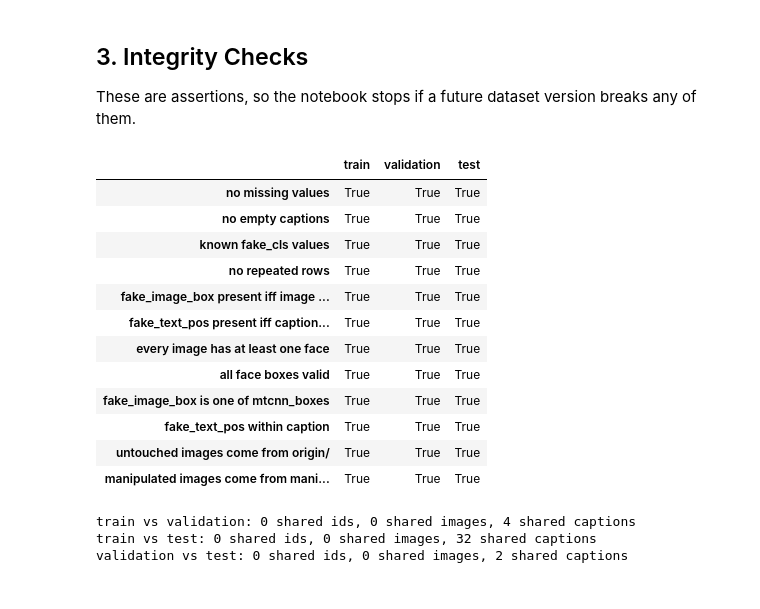
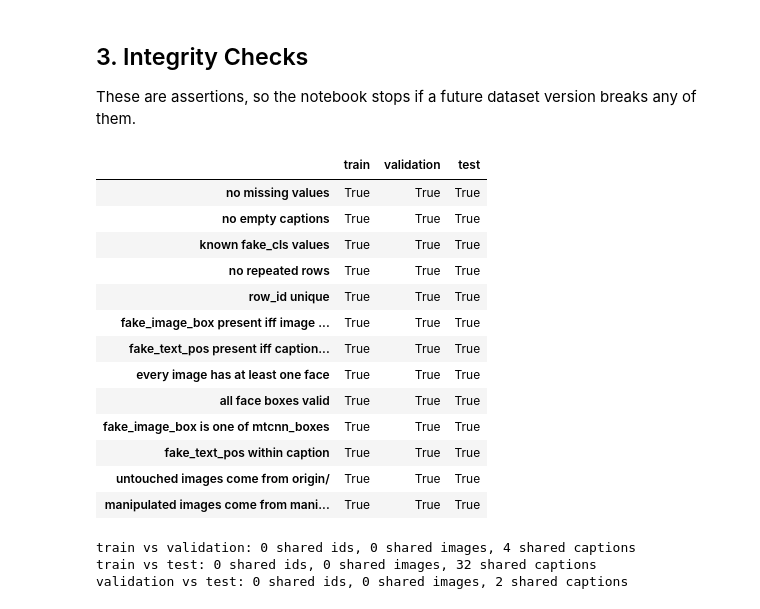
Before and after one commit to mfchloe/bt4012-team12, a Jupyter notebook: notebooks/02_data_cleaning.ipynb, the cells around one changed output. Cells and saved outputs as stored; diff of their text form; code cells hidden in the pictures.

```diff
--- a/notebooks/02_data_cleaning.ipynb
+++ b/notebooks/02_data_cleaning.ipynb
@@ -58,6 +58,8 @@ for split, df in split_dfs.items():
         "rows_removed": before - len(df),
         "rows_after": len(df),
     })
+    # Stable unique key per row, used to join feature files back to labels (id alone is shared by all versions of an article)
+    df.insert(0, "row_id", [f"{split}_{i:06d}" for i in range(len(df))])
     split_dfs[split] = df
 
 pd.DataFrame(dedup_log).set_index("split")
@@ -104,33 +106,35 @@ def check_split(df, split):
     checks = {
         "no missing values": df.isna().sum().sum() == 0,
         "no empty captions": (df["text"].str.strip() != "").all(),
         "known fake_cls values": df["fake_cls"].isin(VALID_CLASSES).all(),
         "no repeated rows": not df.duplicated(dup_cols).any(),
+        "row_id unique": df["row_id"].is_unique,
         "fake_image_box present iff image manipulated": (has_fake_box == image_fake).all(),
         "fake_text_pos present iff caption manipulated": (has_fake_words == text_fake).all(),
         "every image has at least one face": (df["mtcnn_boxes"].str.len() > 0).all(),
         "all face boxes valid": df["mtcnn_boxes"].apply(lambda boxes: all(is_valid_box(b) for b in boxes)).all(),
         "fake_image_box is one of mtcnn_boxes": df[has_fake_box].apply(
             lambda r: list(r["fake_image_box"]) in [list(b) for b in r["mtcnn_boxes"]], axis=1
         ).all(),
         "fake_text_pos within caption": df[has_fake_words].apply(
             lambda r: max(r["fake_text_pos"]) < len(r["text"].split()), axis=1
         ).all(),
         "untouched images come from origin/": df.loc[~image_fake, "image"].str.startswith("DGM4/origin/").all(),
         "manipulated images come from manipulation/": df.loc[image_fake, "image"].str.startswith("DGM4/manipulation/").all(),
     }
     return pd.Series(checks, name=split)
 
 
 integrity = pd.concat([check_split(df, split) for split, df in split_dfs.items()], axis=1)
 display(integrity)
 assert integrity.all().all(), "Integrity check failed, see table above"
 # %% [output]
 |  | train | validation | test |
 | no missing values | True | True | True |
 | no empty captions | True | True | True |
 | known fake_cls values | True | True | True |
 | no repeated rows | True | True | True |
+| row_id unique | True | True | True |
 | fake_image_box present iff image ... | True | True | True |
 | fake_text_pos present iff caption... | True | True | True |
 | every image has at least one face | True | True | True |
```
Also changed, not shown: parts of 6 cells of this notebook, 7 other files.
